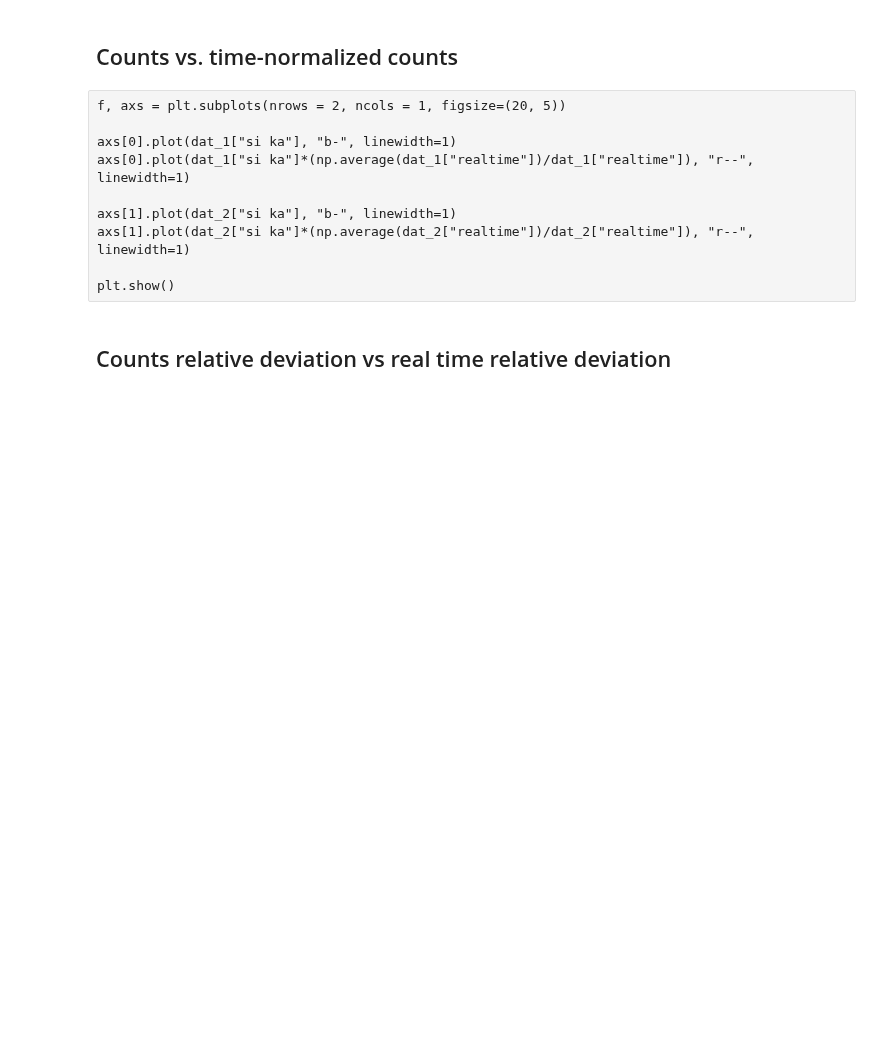
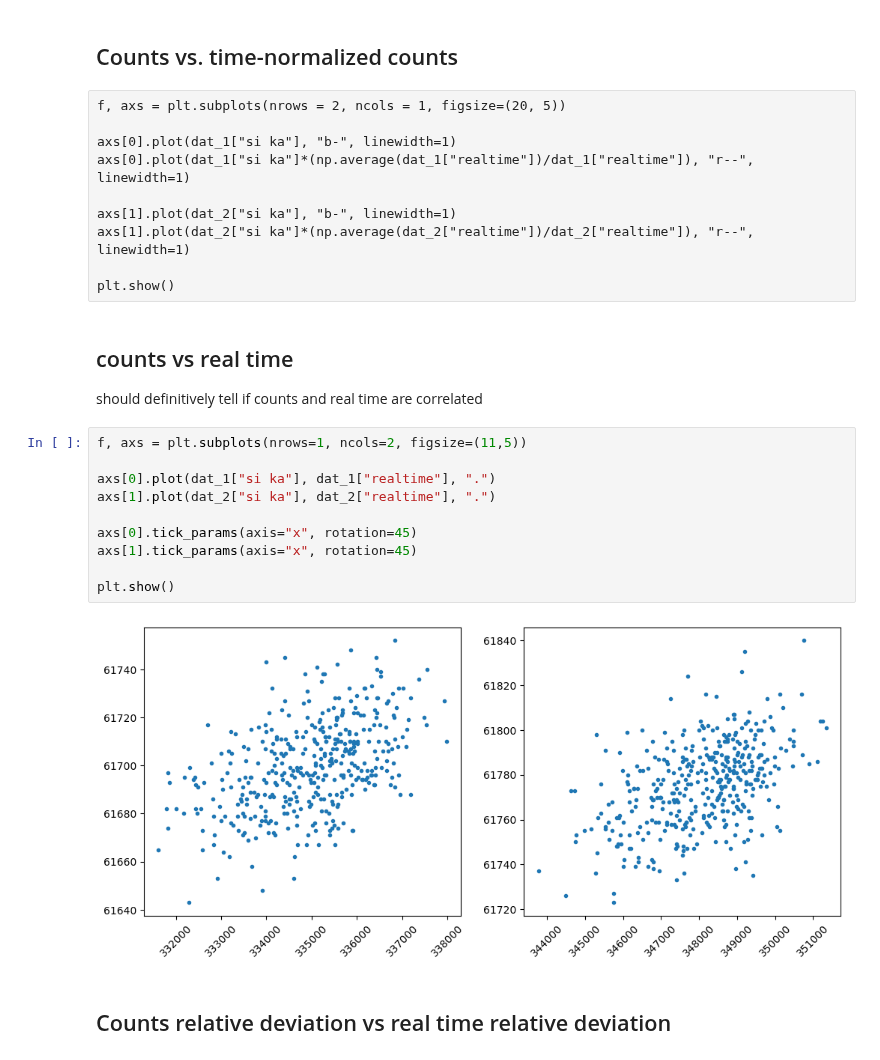
Before and after one commit to ELFREELAND/xrf-thickness-studies, a Jupyter notebook: maps/tube_noise_deadtime.ipynb, the cells around one changed output. Cells and saved outputs as stored; diff of their text form; blank space fills up the shorter version.

```diff
--- a/maps/tube_noise_deadtime.ipynb
+++ b/maps/tube_noise_deadtime.ipynb
@@ -107,6 +107,21 @@ axs[1].plot(dat_2["si ka"], "b-", linewidth=1)
 axs[1].plot(dat_2["si ka"]*(np.average(dat_2["realtime"])/dat_2["realtime"]), "r--", linewidth=1)
 
 plt.show()
+# %% [markdown]
+## counts vs real time
+should definitively tell if counts and real time are correlated
+# %%
+f, axs = plt.subplots(nrows=1, ncols=2, figsize=(11,5))
+
+axs[0].plot(dat_1["si ka"], dat_1["realtime"], ".")
+axs[1].plot(dat_2["si ka"], dat_2["realtime"], ".")
+
+axs[0].tick_params(axis="x", rotation=45)
+axs[1].tick_params(axis="x", rotation=45)
+
+plt.show()
+# %% [output]
+[figure, added]
 # %% [markdown]
 ## Counts relative deviation vs real time relative deviation
 # %%
```
Also changed, not shown: 9 other files.
